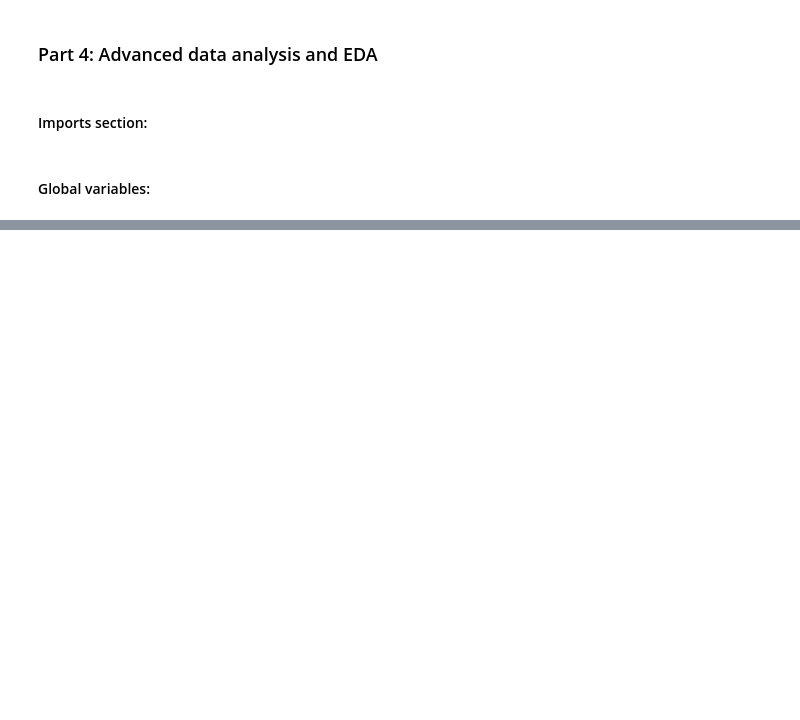
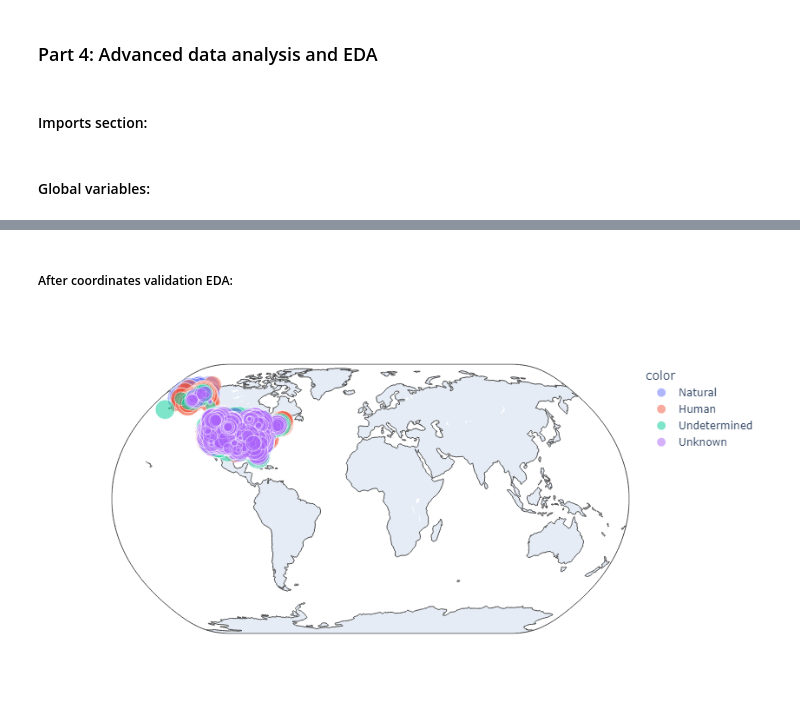
Before and after one commit to jenzalkind/intro-to-data-science-project, a Jupyter notebook: advanced_data_analysis.ipynb, the cells around one changed output, grey strips where cells are left out. Cells and saved outputs as stored; diff of their text form; code cells hidden in the pictures; blank space fills up the shorter version.

```diff
--- a/advanced_data_analysis.ipynb
+++ b/advanced_data_analysis.ipynb
@@ -110,0 +104,13 @@ def scatter_fire(df, x, y):
+# %% [markdown]
+#####  After coordinates validation EDA:
+# %%
+after_validation = pd.read_csv(AFTER_VALIDATION)
+
+colors = after_validation['FireCause'].map({1: 'Human', 2: 'Natural', 3: 'Unknown', 4: 'Undetermined'})
+scopes = None
+sizes = after_validation['FireDuration']
+
+#scatter_map(after_validation, colors, scopes, sizes)
+display(Image(filename='after_validation.png'))
+# %% [output]
+[figure, added]
```
Also changed, not shown: parts of 30 cells of this notebook.
